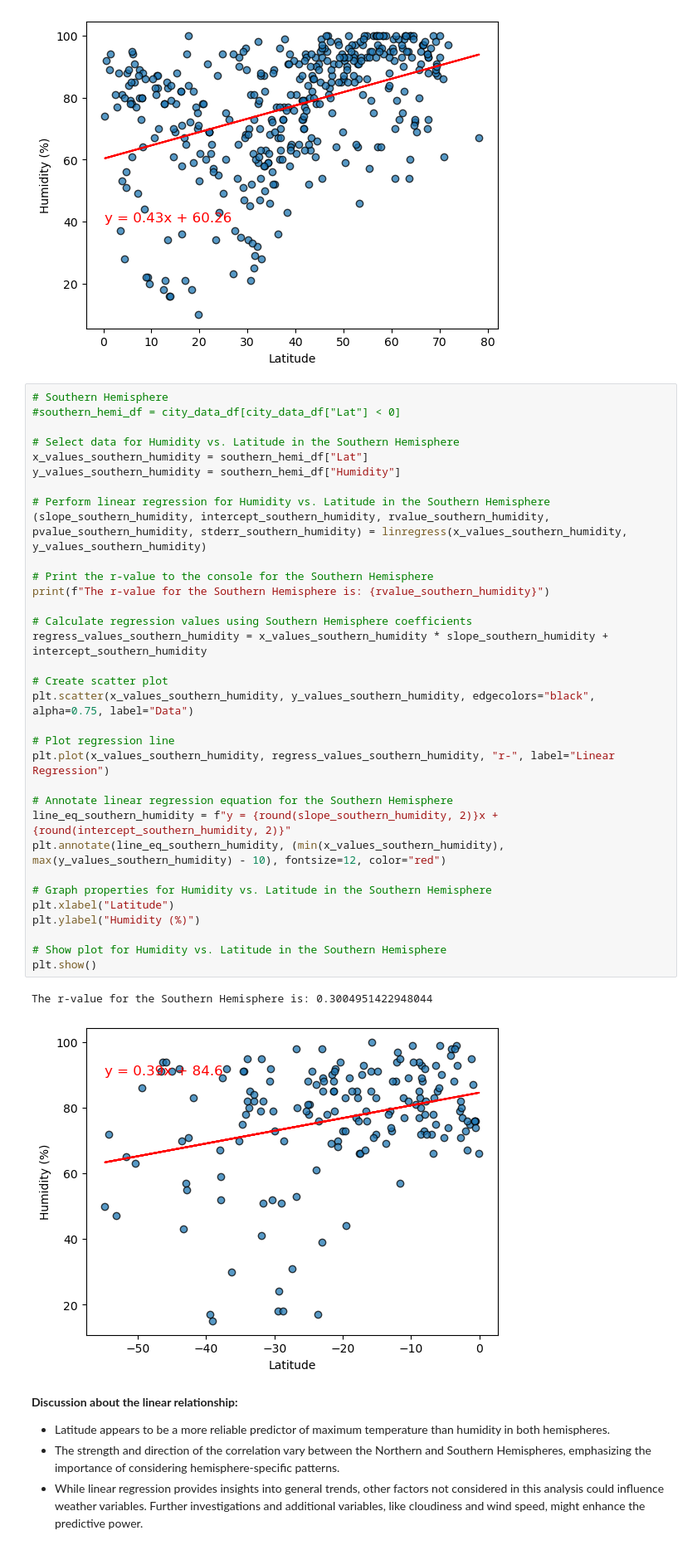
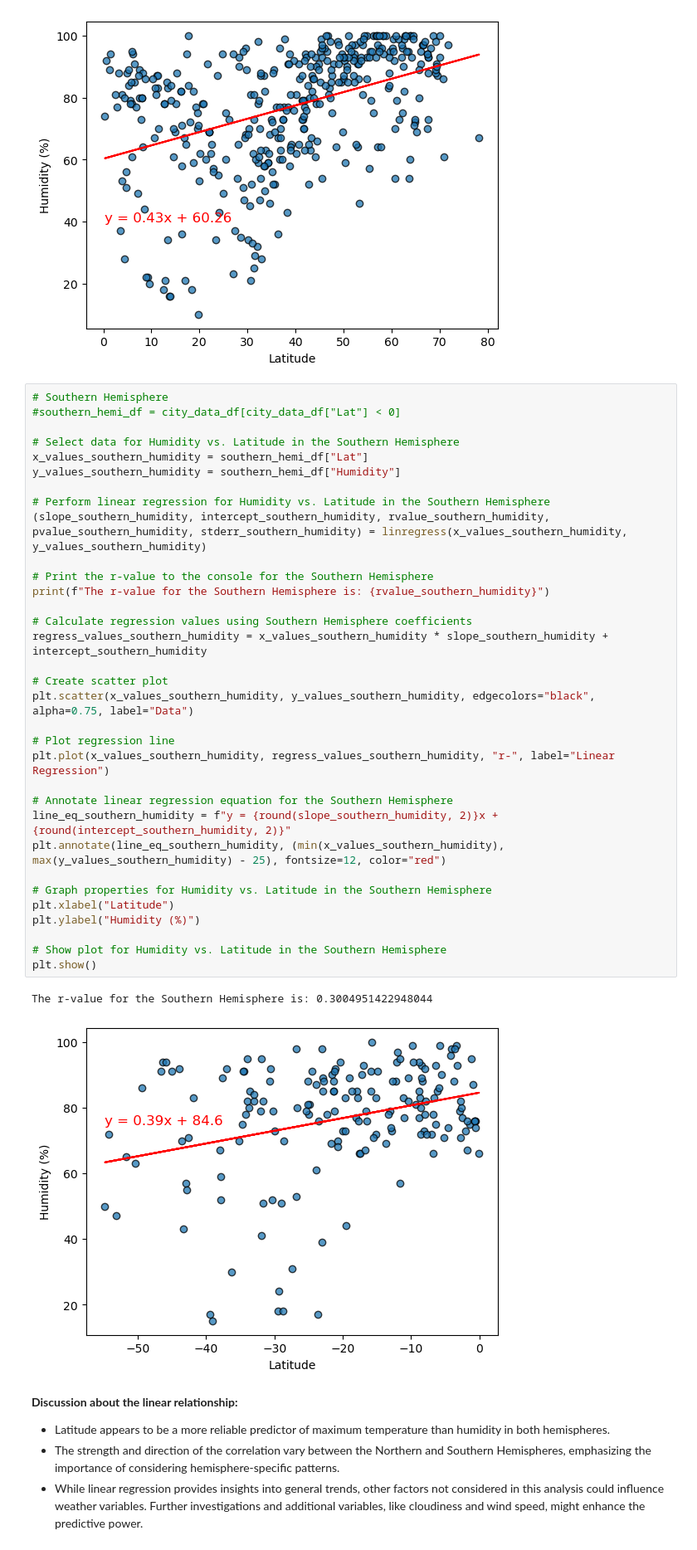
Before and after one commit to annaramer/python-api-challenge, a Jupyter notebook: WeatherPy/WeatherPy.ipynb, the cells around one changed output. Shown: that part at 83% size. Drawn from its saved outputs; the diff is of its cells as text.

```diff
--- a/WeatherPy/WeatherPy.ipynb
+++ b/WeatherPy/WeatherPy.ipynb
@@ -437,35 +437,35 @@ The r-value for the Northern Hemisphere is: 0.41700252985644887
 # Select data for Humidity vs. Latitude in the Southern Hemisphere
 x_values_southern_humidity = southern_hemi_df["Lat"]
 y_values_southern_humidity = southern_hemi_df["Humidity"]
 
 # Perform linear regression for Humidity vs. Latitude in the Southern Hemisphere
 (slope_southern_humidity, intercept_southern_humidity, rvalue_southern_humidity, pvalue_southern_humidity, stderr_southern_humidity) = linregress(x_values_southern_humidity, y_values_southern_humidity)
 
 # Print the r-value to the console for the Southern Hemisphere
 print(f"The r-value for the Southern Hemisphere is: {rvalue_southern_humidity}")
 
 # Calculate regression values using Southern Hemisphere coefficients
 regress_values_southern_humidity = x_values_southern_humidity * slope_southern_humidity + intercept_southern_humidity
 
 # Create scatter plot
 plt.scatter(x_values_southern_humidity, y_values_southern_humidity, edgecolors="black", alpha=0.75, label="Data")
 
 # Plot regression line
 plt.plot(x_values_southern_humidity, regress_values_southern_humidity, "r-", label="Linear Regression")
 
 # Annotate linear regression equation for the Southern Hemisphere
 line_eq_southern_humidity = f"y = {round(slope_southern_humidity, 2)}x + {round(intercept_southern_humidity, 2)}"
-plt.annotate(line_eq_southern_humidity, (min(x_values_southern_humidity), max(y_values_southern_humidity) - 10), fontsize=12, color="red")
+plt.annotate(line_eq_southern_humidity, (min(x_values_southern_humidity), max(y_values_southern_humidity) - 25), fontsize=12, color="red")
 
 # Graph properties for Humidity vs. Latitude in the Southern Hemisphere
 plt.xlabel("Latitude")
 plt.ylabel("Humidity (%)")
 
 # Show plot for Humidity vs. Latitude in the Southern Hemisphere
 plt.show()
 # %% [output]
 The r-value for the Southern Hemisphere is: 0.3004951422948044
-[figure, old version]
+[figure, new version]
 # %% [markdown]
 **Discussion about the linear relationship:**
 - Latitude appears to be a more reliable predictor of maximum temperature than humidity in both hemispheres.
```
Also changed, not shown: parts of 1 cell of this notebook, 1 other file.
